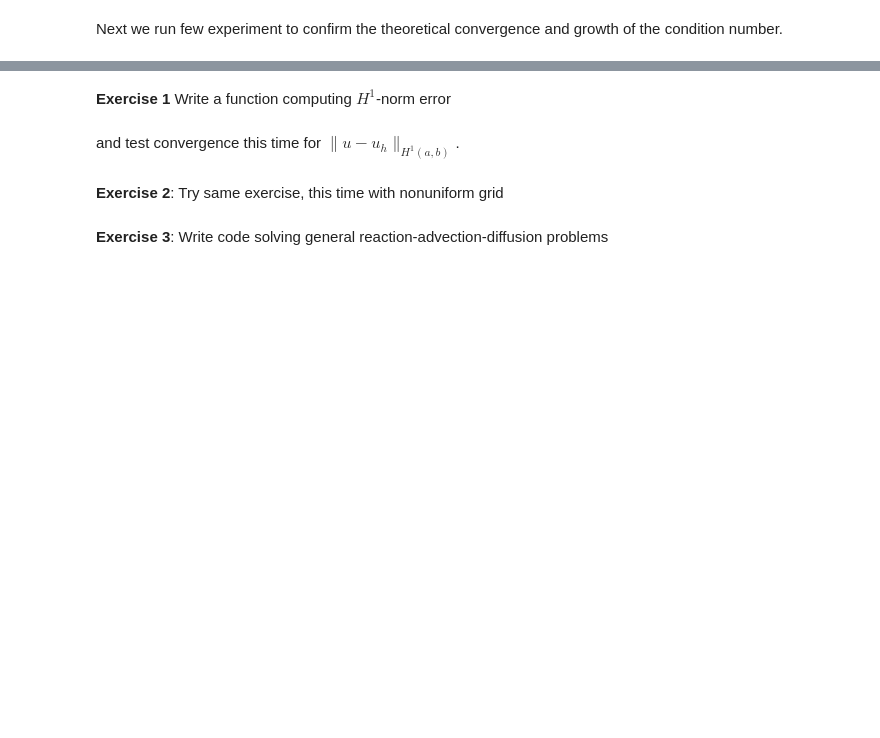
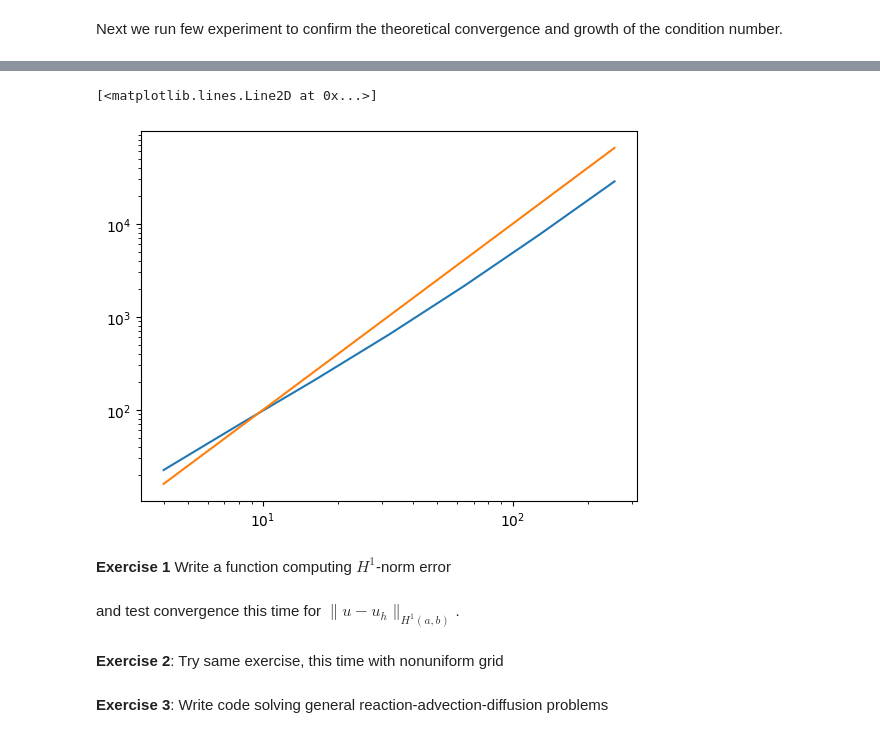
Before and after one commit to andreacangiani/NSPDE-ANA2024, a Jupyter notebook: Python/CP5_worked.ipynb, the cells around one changed output, grey strips where cells are left out. Saved outputs shown, nothing was run; the diff lists cells and outputs as text; code cells hidden in the pictures; blank space fills up the shorter version.

```diff
--- a/Python/CP5_worked.ipynb
+++ b/Python/CP5_worked.ipynb
@@ -245,3 +264,10 @@ for i in range(no_experiments):
+# %%
+# Plot error
+plt.loglog(NN,Cond)
+plt.loglog(NN,NN**(2))
+# %% [output]
+[<matplotlib.lines.Line2D at 0x...>]
+[figure, added]
 # %% [markdown]
 **Exercise 1** Write a function computing $H^1$-norm error
 # %%
```
Also changed, not shown: parts of 3 cells of this notebook.
